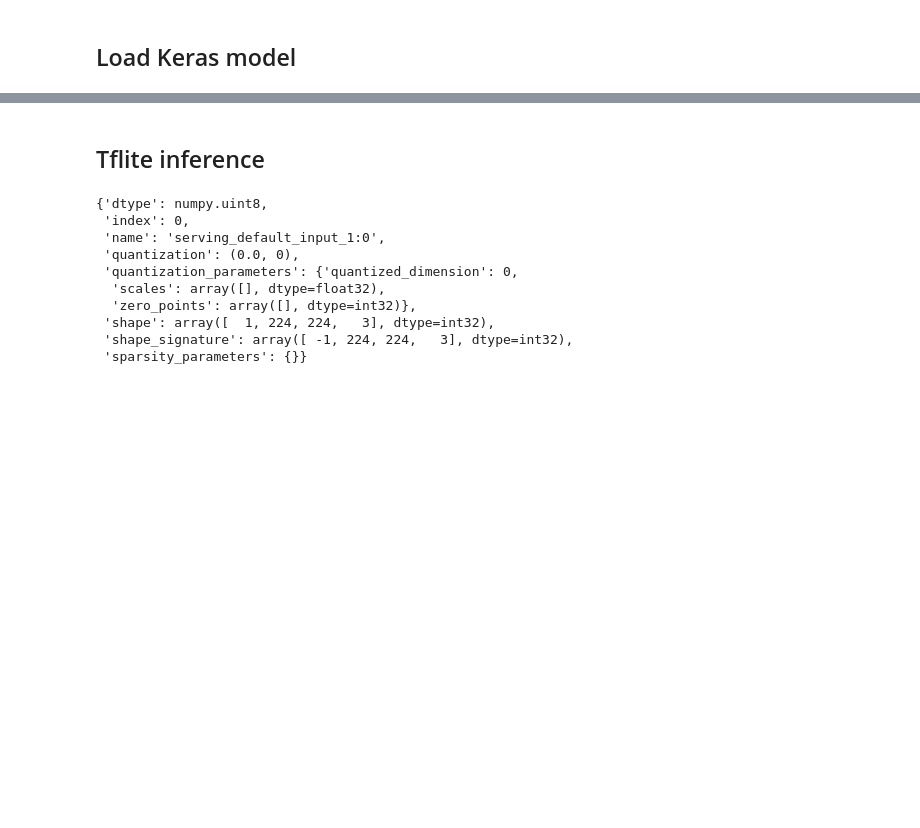
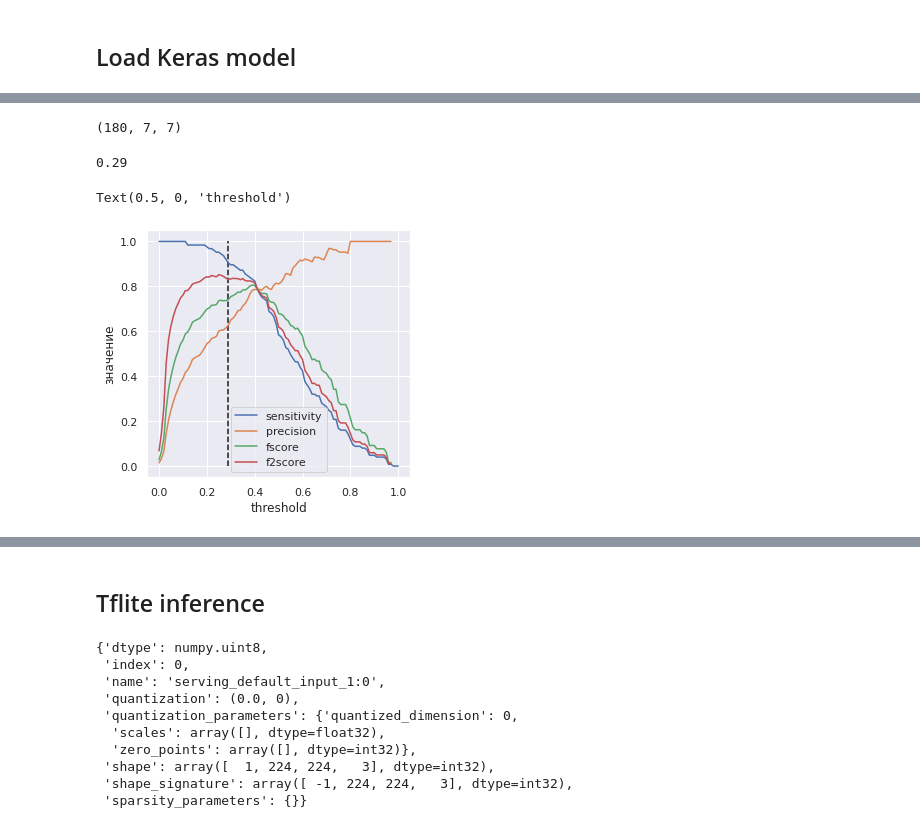
Before and after one commit to dolmatov2000/LacmusTflite, a Jupyter notebook: TfliteConverter.ipynb, the cells around one changed output, grey strips where cells are left out. Cells and saved outputs as stored; diff of their text form; code cells hidden in the pictures; blank space fills up the shorter version.

```diff
--- a/TfliteConverter.ipynb
+++ b/TfliteConverter.ipynb
@@ -210,0 +256,50 @@ normal_model_res=['B0',prec,rec,auc]
+# %%
+y = np.concatenate([y for x, y in test_dataset], axis=0)
+# %%
+y.shape
+# %% [output]
+(180, 7, 7)
+# %%
+l=list(np.round(np.arange(0,1.01,0.01),2))
+thr=0.3
+spec=[]
+rec=[]
+prec=[]
+acc=[]
+pcor=[]
+for i in l:
+  cm = confusion_matrix(y.reshape(-1), pred.reshape(-1)>i)
+  spec.append(cm[0,0]/(cm[0,0]+cm[0,1]))
+  rec.append(cm[1,1]/(cm[1,0]+cm[1,1]))
+  prec.append(cm[1,1]/(cm[1,1]+cm[0,1]))
+  acc.append((cm[1,1]+cm[0,0])/sum(cm.ravel()))
+  pcor.append(cm[0,0]/(cm[0,0]+cm[1,0]))
+# %%
+n_thr=(np.argmax(np.array(rec)<0.9)-1)/100
+n_thr
+# %% [output]
+0.29
+# %%
+fscore=[]
+f2score=[]
+b=2
+for i in range(len(prec)):
+  fscore.append(2*prec[i]*rec[i]/(rec[i]+prec[i]))
+  f2score.append((1+b**2)*prec[i]*rec[i]/(rec[i]+b**2 * prec[i]))
+# %%
+plt.figure(figsize=(15,10))
+plt.subplot2grid(shape=(2,6), loc=(0,0), colspan=2)
+#plt.plot(l,spec)
+plt.plot(l,rec)
+plt.plot(l,prec)
+plt.plot(l,fscore)
+plt.plot(l,f2score)
+plt.vlines(n_thr, 0,1,ls='--')
+plt.legend( (
+    #'specificity',
+    'sensitivity','precision','fscore','f2score'))
+plt.ylabel('значение')
+plt.xlabel('threshold')
+# %% [output]
+Text(0.5, 0, 'threshold')
+[figure, added]
```
Also changed, not shown: parts of 68 cells of this notebook, 3 other files.
